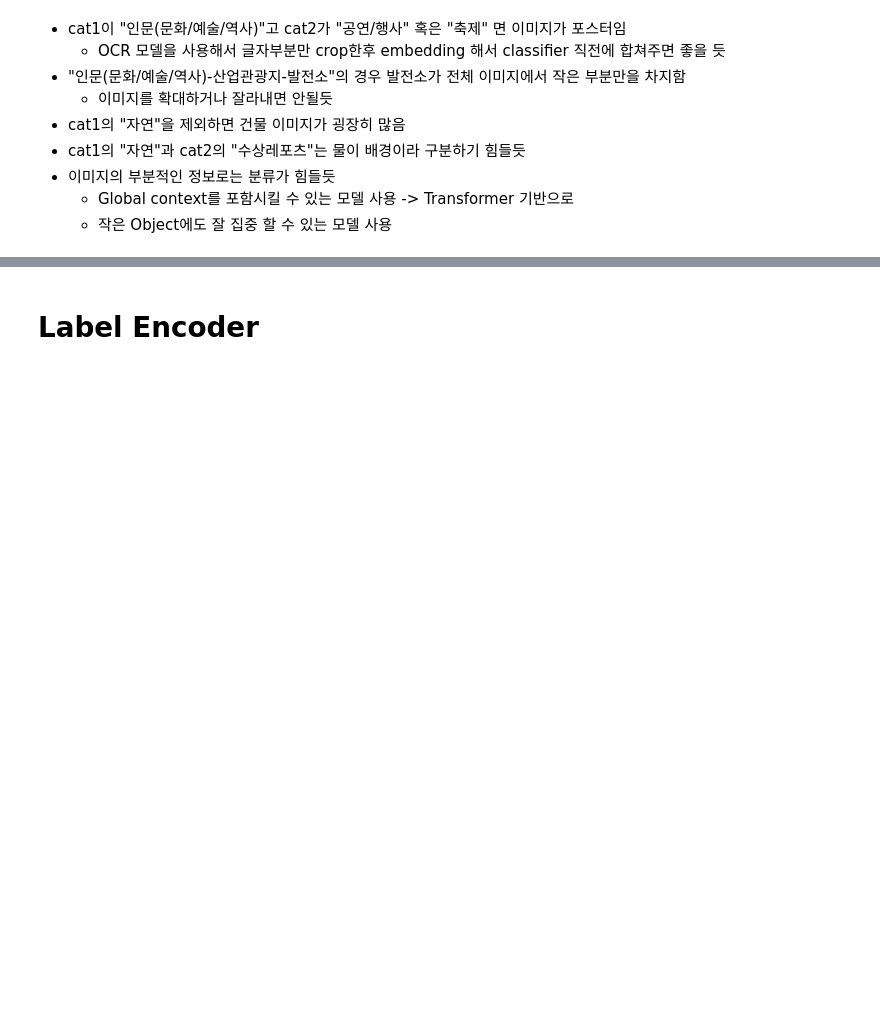
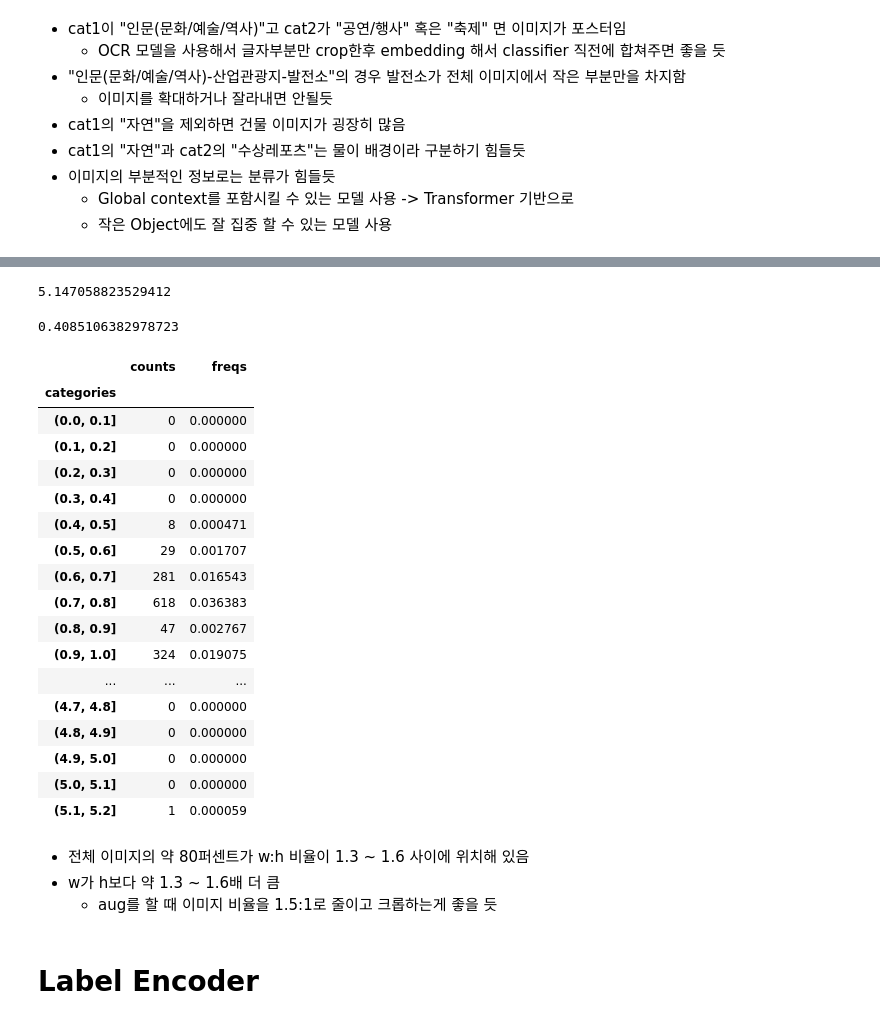
Before and after one commit to quhb2455/dacon_tourism, a Jupyter notebook: EDA.ipynb, the cells around one changed output, grey strips where cells are left out. Saved outputs shown, nothing was run; the diff lists cells and outputs as text; code cells hidden in the pictures; blank space fills up the shorter version.

```diff
--- a/EDA.ipynb
+++ b/EDA.ipynb
@@ -231,3 +420,41 @@ import cv2
+# %%
+display(max(df['w:h'].values))
+display(min(df['w:h'].values))
+# %% [output]
+5.147058823529412
+0.4085106382978723
+# %%
+import numpy as np
+pd.set_option('display.max_rows', None)
+
+ranges = np.arange(0, 5.3, 0.1)
+wh_ranges = pd.cut(df['w:h'].values,ranges)
+display(wh_ranges.describe())
+
+pd.set_option('display.max_rows', 20)
+# %% [output]
+|  | counts | freqs |
+| categories |  |  |
+| (0.0, 0.1] | 0 | 0.000000 |
+| (0.1, 0.2] | 0 | 0.000000 |
+| (0.2, 0.3] | 0 | 0.000000 |
+| (0.3, 0.4] | 0 | 0.000000 |
+| (0.4, 0.5] | 8 | 0.000471 |
+| (0.5, 0.6] | 29 | 0.001707 |
+| (0.6, 0.7] | 281 | 0.016543 |
+| (0.7, 0.8] | 618 | 0.036383 |
+| (0.8, 0.9] | 47 | 0.002767 |
+| (0.9, 1.0] | 324 | 0.019075 |
+| ... | ... | ... |
+| (4.7, 4.8] | 0 | 0.000000 |
+| (4.8, 4.9] | 0 | 0.000000 |
+| (4.9, 5.0] | 0 | 0.000000 |
+| (5.0, 5.1] | 0 | 0.000000 |
+| (5.1, 5.2] | 1 | 0.000059 |
+# %% [markdown]
+- 전체 이미지의 약 80퍼센트가 w:h 비율이 1.3 ~ 1.6 사이에 위치해 있음
+- w가 h보다 약 1.3 ~ 1.6배 더 큼
+    - aug를 할 때 이미지 비율을 1.5:1로 줄이고 크롭하는게 좋을 듯
 # %% [markdown]
 # Label Encoder
 # %%
```
Also changed, not shown: parts of 23 cells of this notebook, 54 other files.
